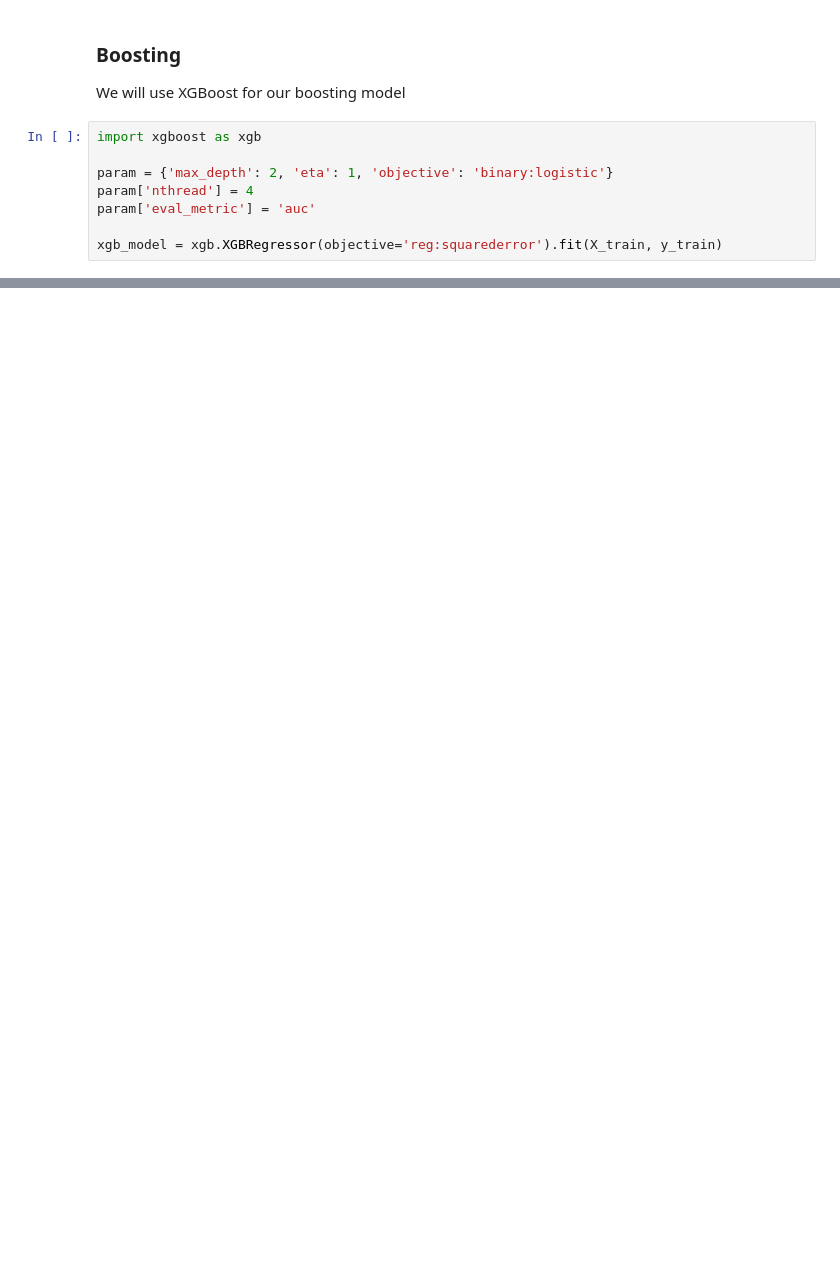
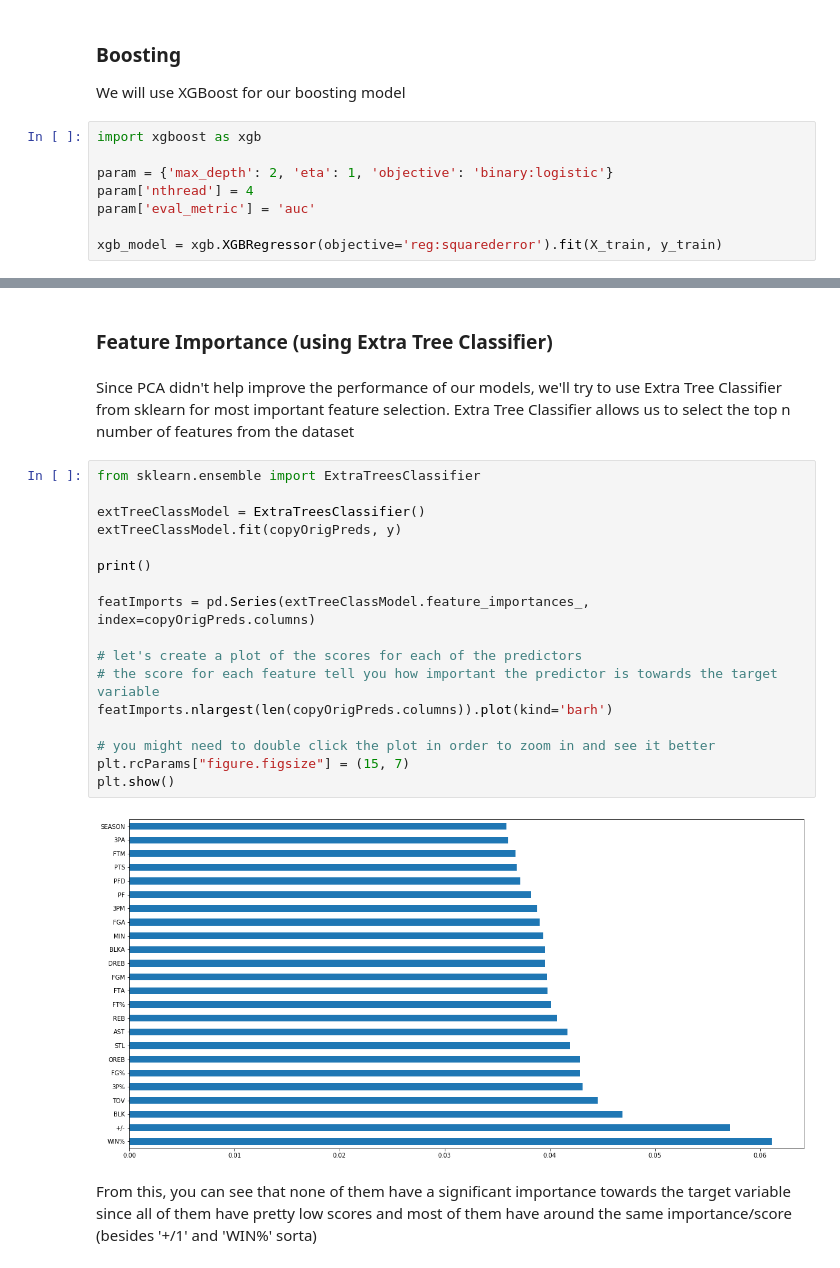
Before and after one commit to BrianNguyen214/NBA-Machine-Learning-Project, a Jupyter notebook: MLProject.ipynb, the cells around one changed output, grey strips where cells are left out. Cells and saved outputs as stored; diff of their text form; blank space fills up the shorter version.

```diff
--- a/MLProject.ipynb
+++ b/MLProject.ipynb
@@ -528,0 +677,25 @@ It appears that our Random Forrest does better than XGBoost. XGBoost is most lik
+# %% [markdown]
+### Feature Importance (using Extra Tree Classifier)
+# %% [markdown]
+Since PCA didn't help improve the performance of our models, we'll try to use Extra Tree Classifier from sklearn for most important feature selection. Extra Tree Classifier allows us to select the top n number of features from the dataset
+# %%
+from sklearn.ensemble import ExtraTreesClassifier
+
+extTreeClassModel = ExtraTreesClassifier()
+extTreeClassModel.fit(copyOrigPreds, y)
+
+print()
+
+featImports = pd.Series(extTreeClassModel.feature_importances_, index=copyOrigPreds.columns)
+
+# let's create a plot of the scores for each of the predictors
+# the score for each feature tell you how important the predictor is towards the target variable
+featImports.nlargest(len(copyOrigPreds.columns)).plot(kind='barh')
+
+# you might need to double click the plot in order to zoom in and see it better
+plt.rcParams["figure.figsize"] = (15, 7)
+plt.show()
+# %% [output]
+[figure, added]
+# %% [markdown]
+From this, you can see that none of them have a significant importance towards the target variable since all of them have pretty low scores and most of them have around the same importance/score (besides '+/1' and 'WIN%' sorta)
```
Also changed, not shown: parts of 40 cells of this notebook.
